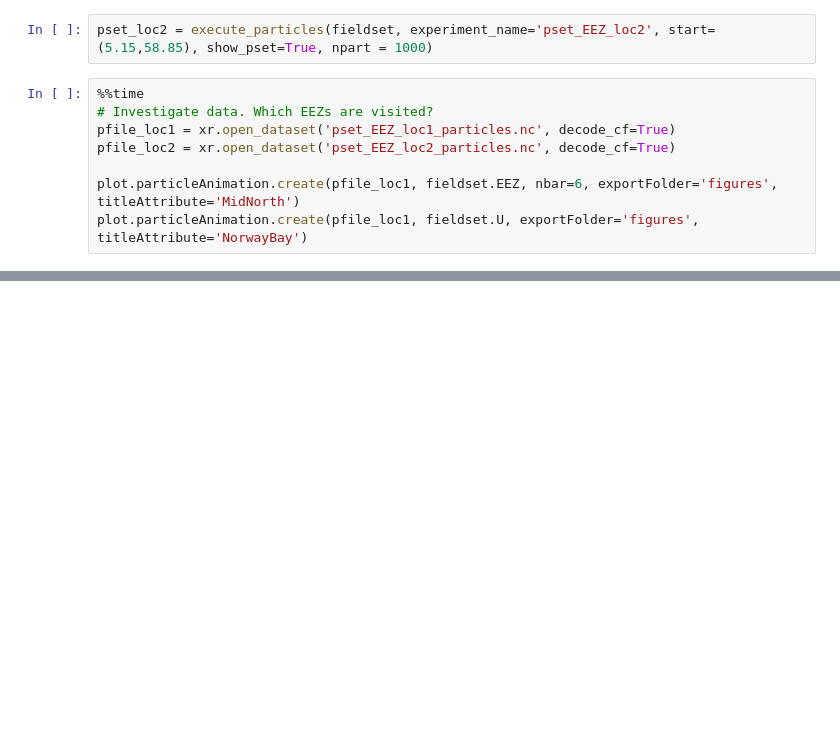
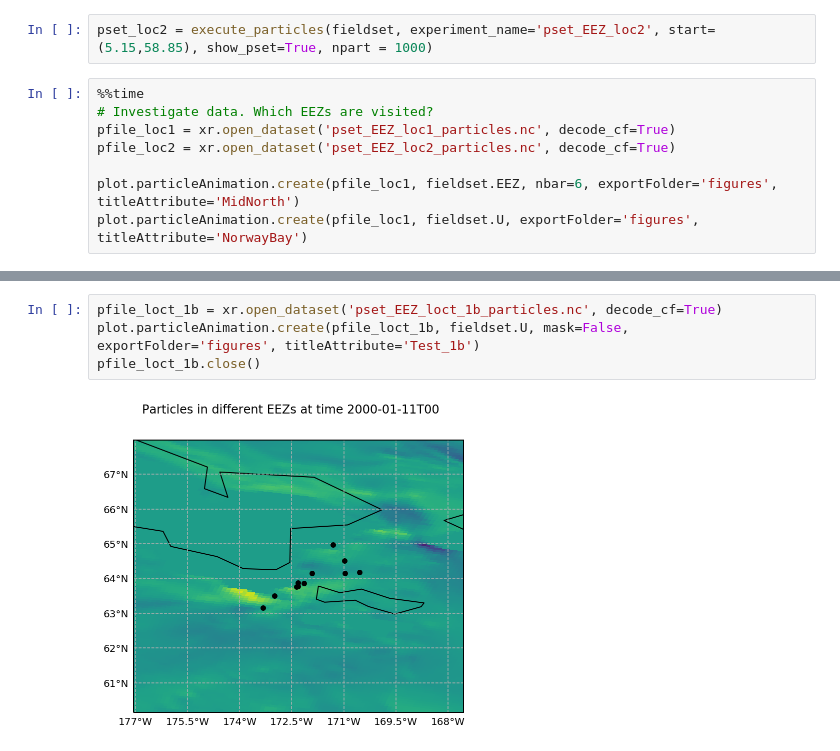
Before and after one commit to daanreijnders/arctic-connectivity, a Jupyter notebook: EEZ/EEZ.ipynb, the cells around one changed output, grey strips where cells are left out. Drawn from its saved outputs; the diff is of its cells as text; blank space fills up the shorter version.

```diff
--- a/EEZ/EEZ.ipynb
+++ b/EEZ/EEZ.ipynb
@@ -148,3 +172,9 @@ pfile_loct_1.close()
+# %%
+pfile_loct_1b = xr.open_dataset('pset_EEZ_loct_1b_particles.nc', decode_cf=True)
+plot.particleAnimation.create(pfile_loct_1b, fieldset.U, mask=False, exportFolder='figures', titleAttribute='Test_1b')
+pfile_loct_1b.close()
+# %% [output]
+[figure, added]
 # %%
 pset_loct2 = execute_particles(fieldset, experiment_name='pset_EEZ_loct_2', start=(9, 61.5), show_pset=True, npart = 1000, runtime=delta(days=10) )
 # %% [output]
```
Also changed, not shown: parts of 14 cells of this notebook, 2 other files.
